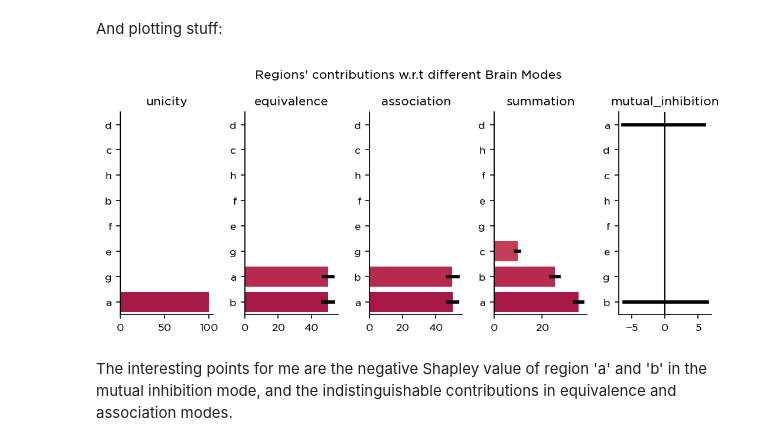
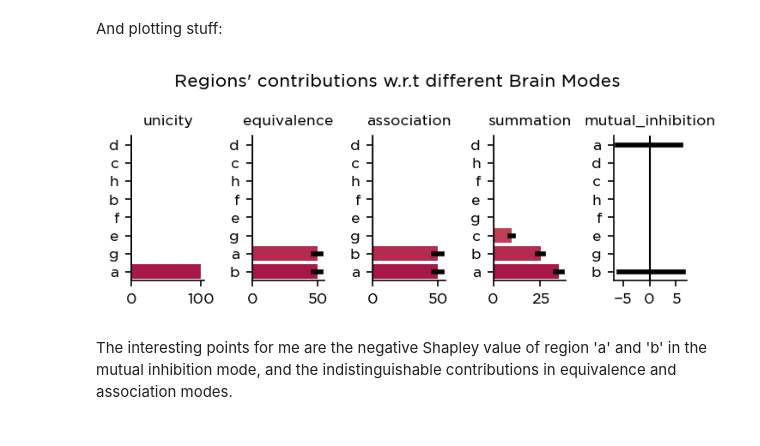
Before and after one commit to kuffmode/msa, a Jupyter notebook: examples/brain modes.ipynb, the cells around one changed output. Saved outputs shown, nothing was run; the diff lists cells and outputs as text; code cells hidden in the pictures.

Commit message:
Examples now save the figures in high-res. Some adjustments to README.md

```diff
--- a/examples/brain modes.ipynb
+++ b/examples/brain modes.ipynb
@@ -124,21 +125,22 @@ for mode in modes:
 And plotting stuff:
 # %%
 
-fig, axes = plt.subplots(1, 5,figsize=(18*CM,8*CM),dpi=150)
+fig, axes = plt.subplots(1, 5,figsize=(12*CM,5*CM),dpi=150)
 fig.suptitle("Regions' contributions w.r.t different Brain Modes")
 
 for i, mode in enumerate(shapley_tables.keys()):
 
-    axes[i].set_title(f'{mode}')
+    axes[i].set_title(f'{mode}',fontsize=8)
     dataset = ut.sorter(shapley_tables[mode])
     colors = pl.color_code(shapley_table=dataset)
 
     pl.plot_shapley_ranks(shapley_table=dataset,
                                   colors=colors,
                                   ax=axes[i])
 
 fig.tight_layout()
+plt.savefig(f"{FIGPATH}brain_modes.pdf",dpi=300,bbox_inches='tight')
 # %% [output]
-[figure, old version]
+[figure, new version]
 # %% [markdown]
 The interesting points for me are the negative Shapley value of region 'a' and 'b' in the mutual inhibition mode, and the indistinguishable contributions in equivalence and association modes.
```
Also changed, not shown: parts of 1 cell of this notebook, 14 other files.
